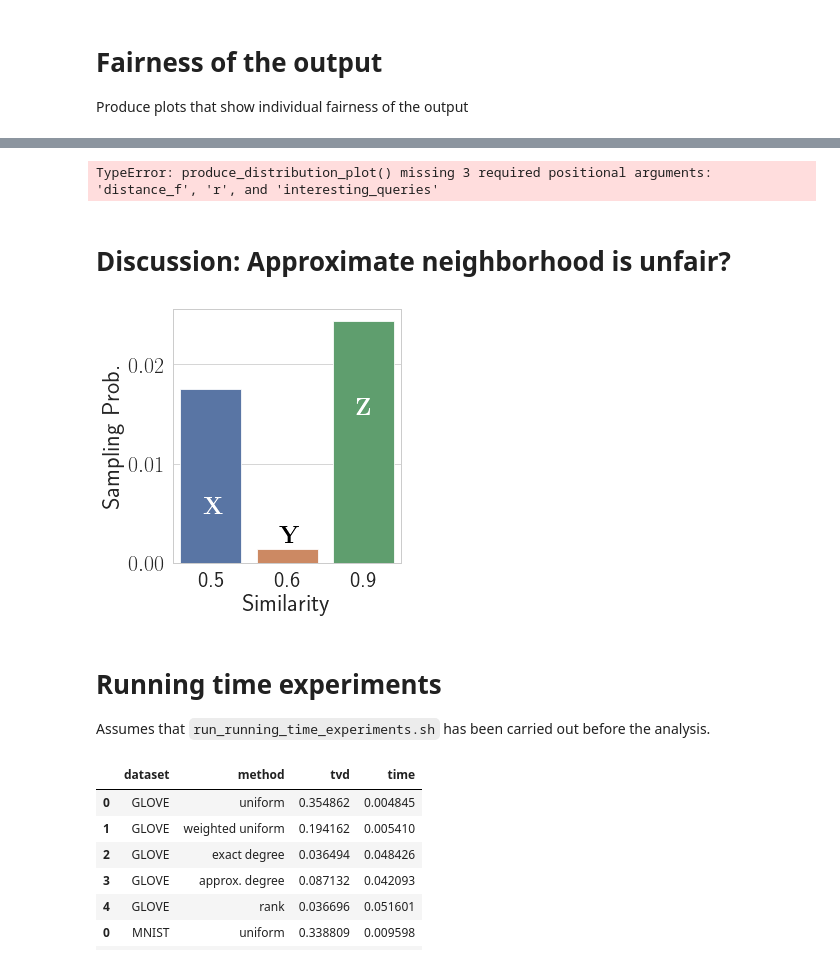
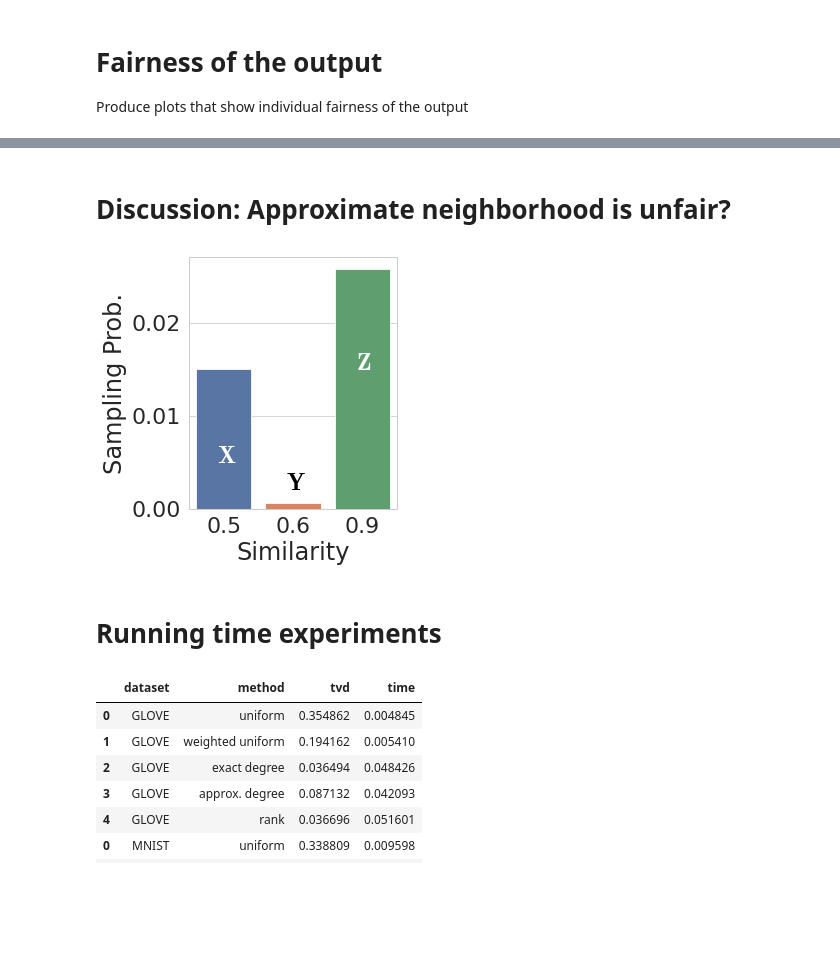
Before and after one commit to alfahaf/fair-nn, a Jupyter notebook: eval.ipynb, the cells around one changed output, grey strips where cells are left out. Cells and saved outputs as stored; diff of their text form; code cells hidden in the pictures; blank space fills up the shorter version.

```diff
--- a/src/log.ipynb
+++ b/eval.ipynb
@@ -246,45 +257,30 @@ produce_distribution_plot(gn, distance_f=jaccard, r=0.2, interesting_queries=int
-# %%
-sns.set(rc={'text.usetex' : False})
-sns.set_style("whitegrid")
-
-exp_combinations = (('lastfm', 10, 500), ('movielens', 10, 500))
-for ds, k, L in exp_combinations:
-    for method in ["opt", "uniform"]:
-        #if not os.path.isfile(f"results/{ds}/opt/onebitminhash/k_{k}_L_{L}.pickle"):
-        #    run_single_exp(ds, 0, "onebitminhash", k, L, 0, False, False, 100)
-        produce_distribution_plot(f"results/{ds}/{method}/onebitminhash/k_6_L_100.pickle")
-        plt.show()
-# %% [output]
-TypeError: produce_distribution_plot() missing 3 required positional arguments: 'distance_f', 'r', and 'interesting_queries'
 # %% [markdown]
 # Discussion: Approximate neighborhood is unfair?
 # %%
 # Just run the experiment in here
 import os
 
-if not os.path.isfile("approx.csv"):
+if not os.path.isfile("exp-res/approx.csv"):
     import approx_exp
-    approx_exp.run("approx.csv")
+    approx_exp.run("exp-res/approx.csv")
 
 plt.rcParams["figure.figsize"] =(5,5)
 sns.set_context('paper', font_scale=2.5)
 
-df = pd.read_csv("approx.csv")
+df = pd.read_csv("exp-res/approx.csv")
 df['sim'] = [0.9, 0.6, 0.5]
 df['prob'] = df[['count', 'runs']].apply(lambda x: x[0] / x[1], axis=1)
 
 ax = sns.barplot(data=df.rename(columns={'sim': 'Similarity', 'prob' : 'Sampling Prob.'}), x='Similarity', y='Sampling Prob.')
 ax.text(-0.1, 0.005, "$\mathbf{X}$", horizontalalignment='left', size='medium', color='white', weight='semibold')
 ax.text(1.9, 0.015, "$\mathbf{Z}$", horizontalalignment='left', size='medium', color='white', weight='semibold')
 ax.text(0.9, 0.002, "$\mathbf{Y}$", horizontalalignment='left', size='medium', color='black', weight='semibold')
 plt.tight_layout()
 plt.savefig("plots/sampling_prob.pdf")
 # %% [output]
-[figure, old version]
+[figure, new version]
-# %% [markdown]
-# Running time experiments
-
-Assumes that `run_running_time_experiments.sh` has been carried out before the analysis.
+# %% [markdown]
+# Running time experiments
 # %%
 import glob
 df = pd.DataFrame(columns=["dataset", "method", "tvd", "time"])
```
Also changed, not shown: parts of 9 cells of this notebook, 40 other files.
